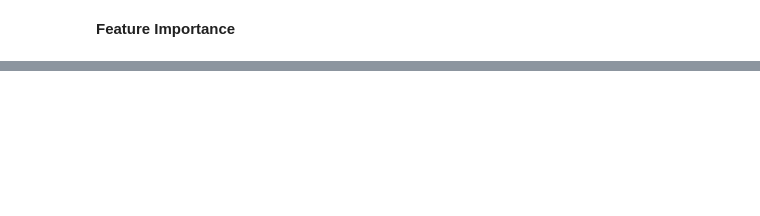
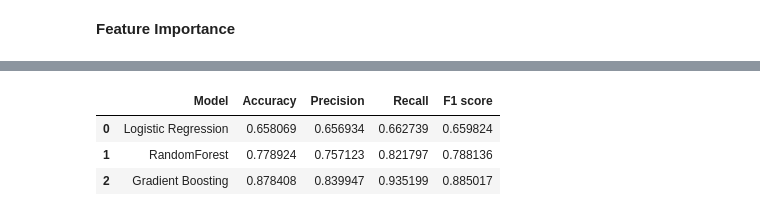
Before and after one commit to harishgawade1999/Cardiovascular-Risk-Prediction-, a Jupyter notebook: Harish_Cardiovascular_Risk_Prediction_Capstone_Project.ipynb, the cells around one changed output, grey strips where cells are left out. Cells and saved outputs as stored; diff of their text form; code cells hidden in the pictures; blank space fills up the shorter version.

```diff
--- a/Harish_Cardiovascular_Risk_Prediction_Capstone_Project.ipynb
+++ b/Harish_Cardiovascular_Risk_Prediction_Capstone_Project.ipynb
@@ -748,0 +882,9 @@ plot_feature_importance(rf_optimal,X)
+# %%
+results_df= pd.DataFrame(results).T.reset_index()
+results_df.columns= ['Model', 'Accuracy', 'Precision', 'Recall', 'F1 score']
+results_df
+# %% [output]
+|  | Model | Accuracy | Precision | Recall | F1 score |
+| 0 | Logistic Regression | 0.658069 | 0.656934 | 0.662739 | 0.659824 |
+| 1 | RandomForest | 0.778924 | 0.757123 | 0.821797 | 0.788136 |
+| 2 | Gradient Boosting | 0.878408 | 0.839947 | 0.935199 | 0.885017 |
```
Also changed, not shown: parts of 34 cells of this notebook.
